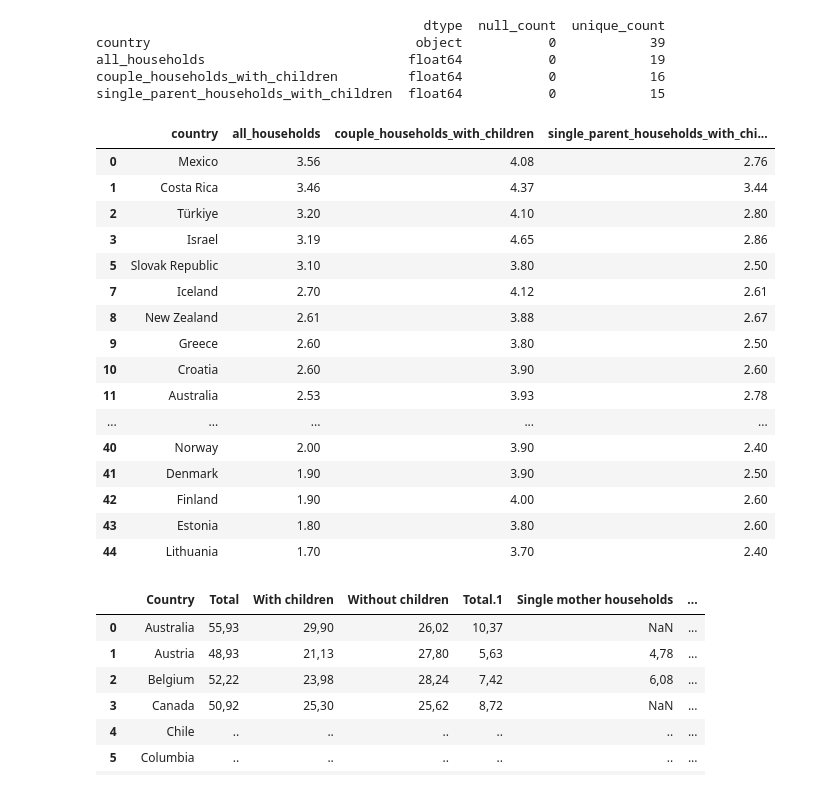
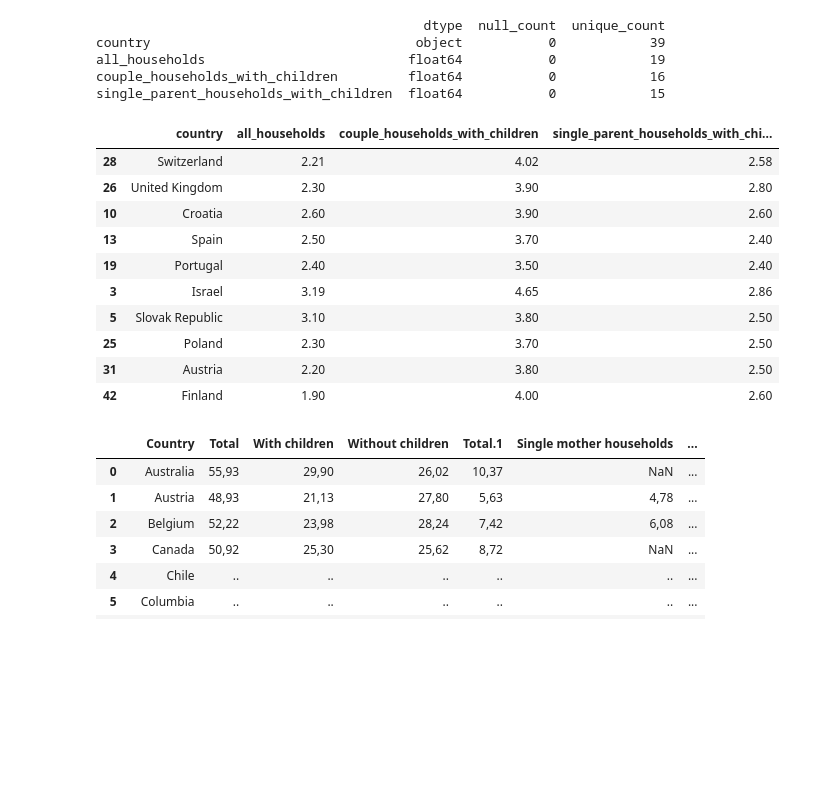
Before and after one commit to YkslB/marriage_statistics, a Jupyter notebook: scripts/Cleaning.ipynb, the cells around one changed output. Saved outputs shown, nothing was run; the diff lists cells and outputs as text; code cells hidden in the pictures; blank space fills up the shorter version.

```diff
--- a/scripts/Cleaning.ipynb
+++ b/scripts/Cleaning.ipynb
@@ -1028,22 +1028,16 @@ all_households                          float64           0            19
 couple_households_with_children         float64           0            16
 single_parent_households_with_children  float64           0            15
 # %%
-df_16_1
+df_16_1.sample(10)
 # %% [output]
 |  | country | all_households | couple_households_with_children | single_parent_households_with_chi... |
-| 0 | Mexico | 3.56 | 4.08 | 2.76 |
-| 1 | Costa Rica | 3.46 | 4.37 | 3.44 |
-| 2 | Türkiye | 3.20 | 4.10 | 2.80 |
+| 28 | Switzerland | 2.21 | 4.02 | 2.58 |
+| 26 | United Kingdom | 2.30 | 3.90 | 2.80 |
+| 10 | Croatia | 2.60 | 3.90 | 2.60 |
+| 13 | Spain | 2.50 | 3.70 | 2.40 |
+| 19 | Portugal | 2.40 | 3.50 | 2.40 |
 | 3 | Israel | 3.19 | 4.65 | 2.86 |
 | 5 | Slovak Republic | 3.10 | 3.80 | 2.50 |
-| 7 | Iceland | 2.70 | 4.12 | 2.61 |
-| 8 | New Zealand | 2.61 | 3.88 | 2.67 |
-| 9 | Greece | 2.60 | 3.80 | 2.50 |
-| 10 | Croatia | 2.60 | 3.90 | 2.60 |
-| 11 | Australia | 2.53 | 3.93 | 2.78 |
-| ... | ... | ... | ... | ... |
-| 40 | Norway | 2.00 | 3.90 | 2.40 |
-| 41 | Denmark | 1.90 | 3.90 | 2.50 |
+| 25 | Poland | 2.30 | 3.70 | 2.50 |
+| 31 | Austria | 2.20 | 3.80 | 2.50 |
 | 42 | Finland | 1.90 | 4.00 | 2.60 |
-| 43 | Estonia | 1.80 | 3.80 | 2.60 |
-| 44 | Lithuania | 1.70 | 3.70 | 2.40 |
```
Also changed, not shown: parts of 112 cells of this notebook, 3 other files.
